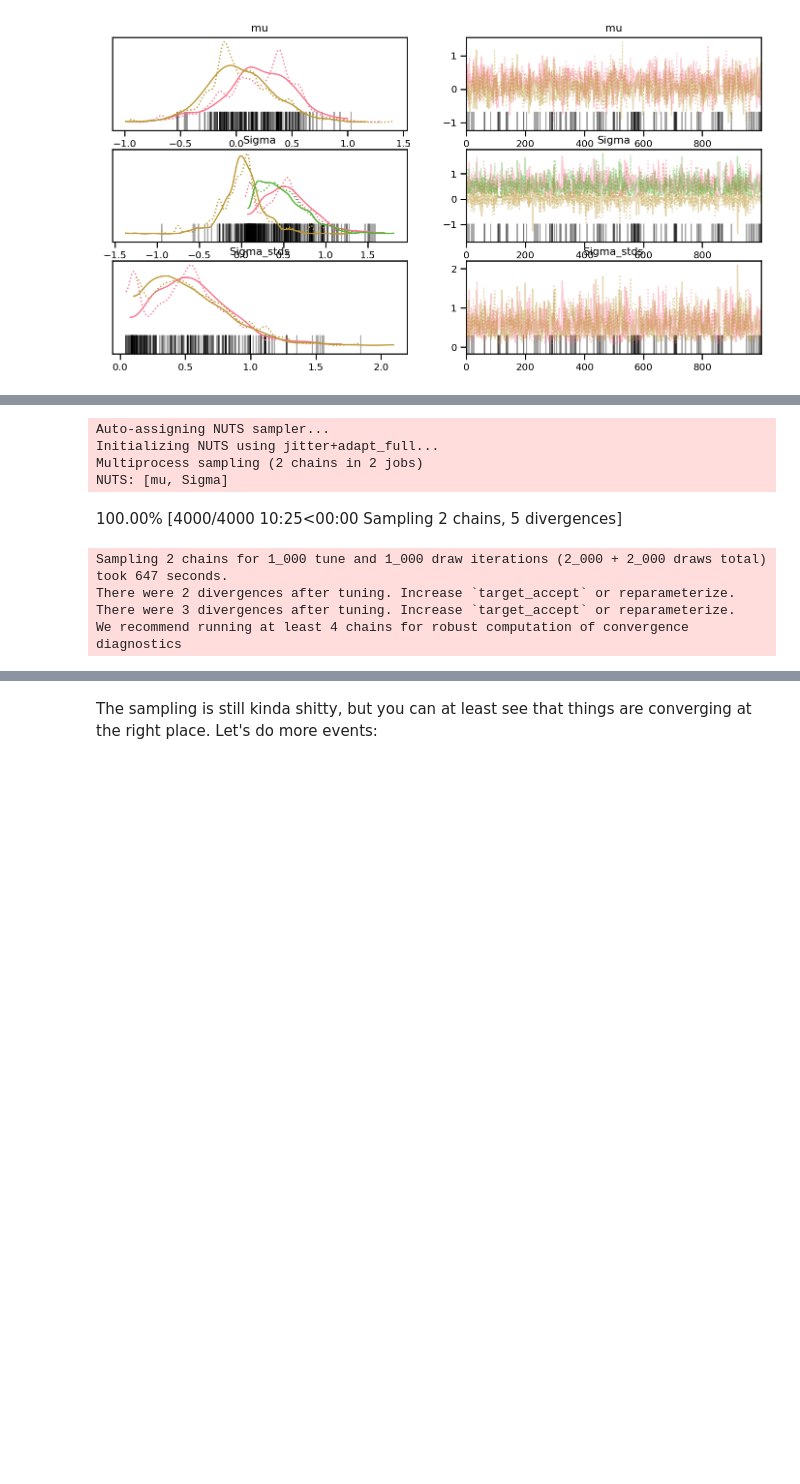
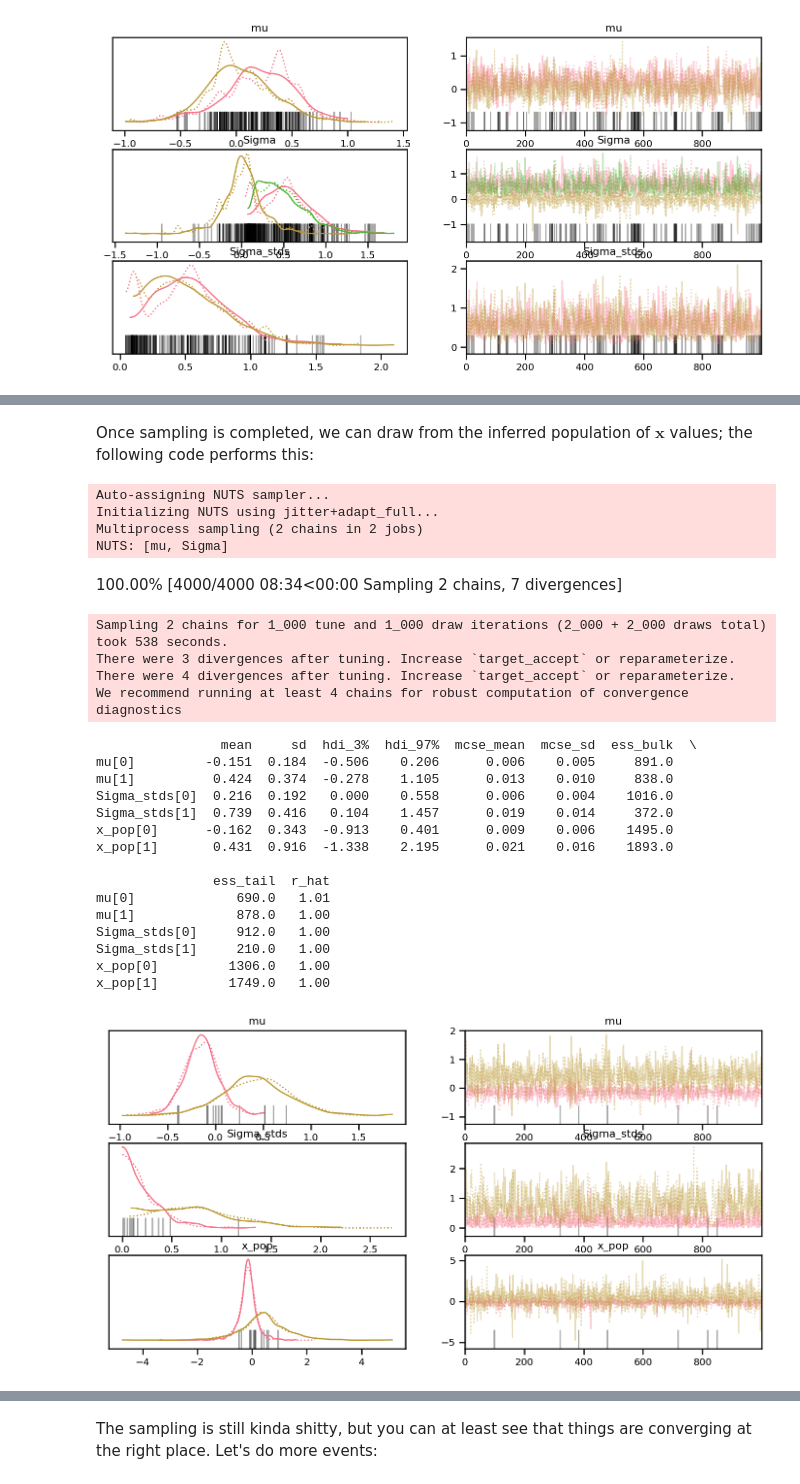
Before and after one commit to farr/HierShrinkagenD, a Jupyter notebook: Example.ipynb, the cells around one changed output, grey strips where cells are left out. Saved outputs shown, nothing was run; the diff lists cells and outputs as text; code cells hidden in the pictures; blank space fills up the shorter version.

```diff
--- a/Example.ipynb
+++ b/Example.ipynb
@@ -172,3 +188,5 @@ def make_kde_model(x_samples):
         _ = pm.Potential('marginal_likelihood', at.sum(event_marg_loglikes))
 
     return model
+# %% [markdown]
+Once sampling is completed, we can draw from the inferred population of $\mathbf{x}$ values; the following code performs this:
@@ -175,15 +208,34 @@ def make_kde_model(x_samples):
 # %%
 with make_kde_model(x_samples) as kde_model:
     with warnings.catch_warnings():
         warnings.simplefilter('ignore') # Aesara throws a lot of unnecessary warnings here
         trace = pm.sample(init='jitter+adapt_full')
+    generate_x_pop(trace)
+    print(pm.summary(trace, var_names=['mu', 'Sigma_stds', 'x_pop']))
+    az.plot_trace(trace, var_names=['mu', 'Sigma_stds', 'x_pop'], compact=True)
 # %% [output]
 Auto-assigning NUTS sampler...
 Initializing NUTS using jitter+adapt_full...
 Multiprocess sampling (2 chains in 2 jobs)
 NUTS: [mu, Sigma]
-100.00% [4000/4000 10:25<00:00 Sampling 2 chains, 5 divergences]
+100.00% [4000/4000 08:34<00:00 Sampling 2 chains, 7 divergences]
-Sampling 2 chains for 1_000 tune and 1_000 draw iterations (2_000 + 2_000 draws total) took 647 seconds.
-There were 2 divergences after tuning. Increase `target_accept` or reparameterize.
+Sampling 2 chains for 1_000 tune and 1_000 draw iterations (2_000 + 2_000 draws total) took 538 seconds.
 There were 3 divergences after tuning. Increase `target_accept` or reparameterize.
+There were 4 divergences after tuning. Increase `target_accept` or reparameterize.
 We recommend running at least 4 chains for robust computation of convergence diagnostics
+                mean     sd  hdi_3%  hdi_97%  mcse_mean  mcse_sd  ess_bulk  \
+mu[0]         -0.151  0.184  -0.506    0.206      0.006    0.005     891.0
+mu[1]          0.424  0.374  -0.278    1.105      0.013    0.010     838.0
+Sigma_stds[0]  0.216  0.192   0.000    0.558      0.006    0.004    1016.0
+Sigma_stds[1]  0.739  0.416   0.104    1.457      0.019    0.014     372.0
+x_pop[0]      -0.162  0.343  -0.913    0.401      0.009    0.006    1495.0
+x_pop[1]       0.431  0.916  -1.338    2.195      0.021    0.016    1893.0
+
+               ess_tail  r_hat
+mu[0]             690.0   1.01
+mu[1]             878.0   1.00
+Sigma_stds[0]     912.0   1.00
+Sigma_stds[1]     210.0   1.00
+x_pop[0]         1306.0   1.00
+x_pop[1]         1749.0   1.00
+[figure, added]
```
Also changed, not shown: parts of 15 cells of this notebook.
